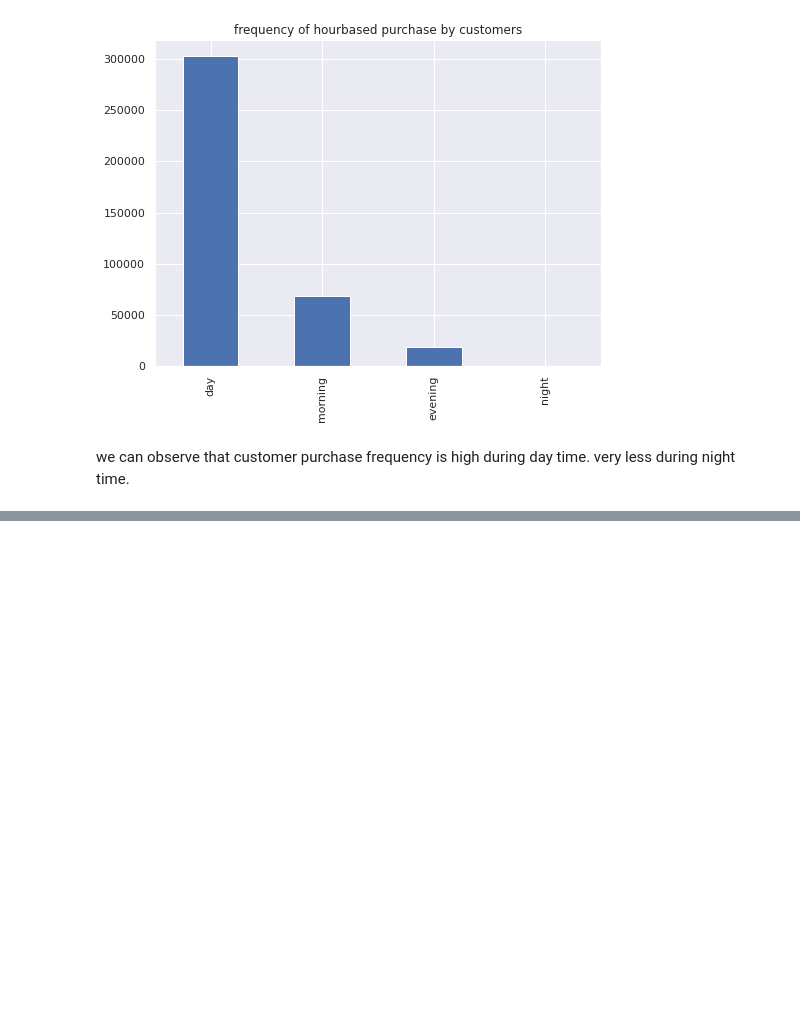
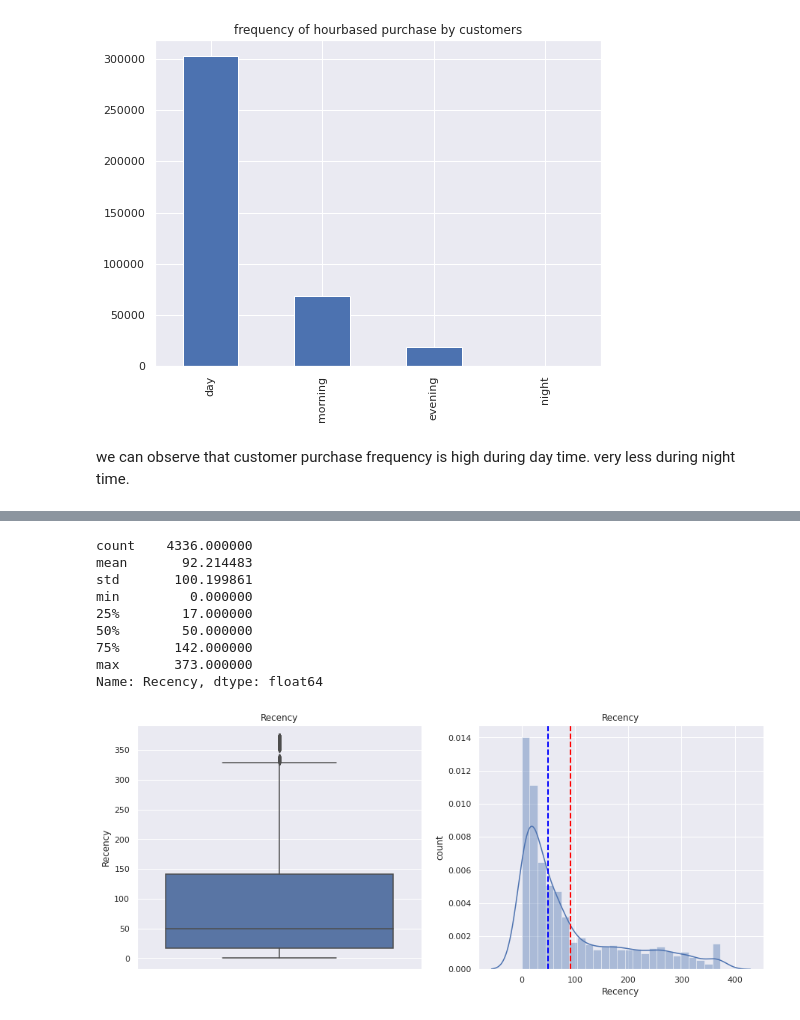
Before and after one commit to pavi-1994/retail_customer_segmentation_capstone_project, a Jupyter notebook: retail_customer_segmentation_capstone_project.ipynb, the cells around one changed output, grey strips where cells are left out. Saved outputs shown, nothing was run; the diff lists cells and outputs as text; code cells hidden in the pictures; blank space fills up the shorter version.

```diff
--- a/retail_customer_segmentation_capstone_project.ipynb
+++ b/retail_customer_segmentation_capstone_project.ipynb
@@ -893,0 +947,41 @@ Index(['InvoiceNo', 'StockCode', 'Description', 'Quantity', 'UnitPrice',
+# %%
+def visulize_features(data,features):
+
+    '''Function takes dataframe and feature name  as input and gives
+    statistical and visualization of feature using box and distplot'''
+
+    #use describe to check data distributioon statistically
+    print(data[features].describe())
+
+    #visualize the  Frequency
+    plt.figure(figsize=(15,6))
+    plt.subplot(1, 2, 1)
+    fig = sns.boxplot(y=data[features])
+    fig.set_title(features)
+    fig.set_ylabel(features)
+
+    #distplot
+    plt.subplot(1, 2, 2)
+    fig = sns.distplot(data[features])
+    #mean line
+    plt.axvline(data[features].mean(), color='red', linestyle='dashed', linewidth=2)
+    #median line
+    plt.axvline(data[features].median(), color='blue', linestyle='dashed', linewidth=2)
+    fig.set_title(features)
+    fig.set_ylabel('count')
+    fig.set_xlabel(features)
+
+    plt.show()
+# %%
+visulize_features(rfm_df,"Recency")
+# %% [output]
+count    4336.000000
+mean       92.214483
+std       100.199861
+min         0.000000
+25%        17.000000
+50%        50.000000
+75%       142.000000
+max       373.000000
+Name: Recency, dtype: float64
+[figure, added]
```
Also changed, not shown: parts of 21 cells of this notebook.
